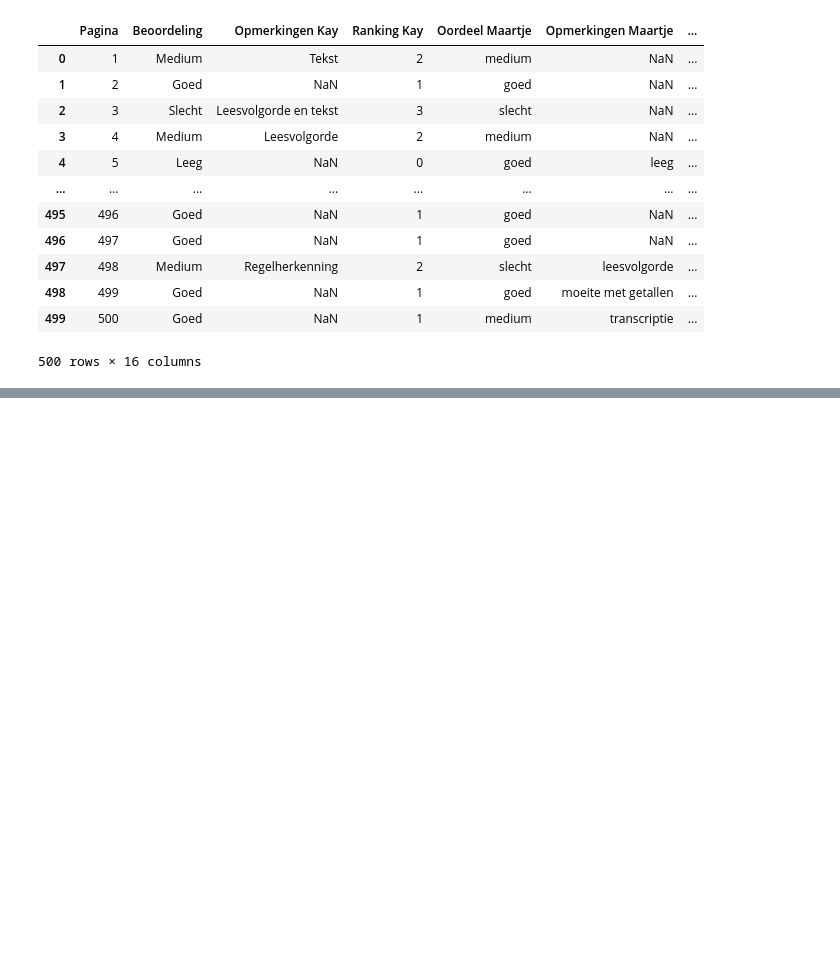
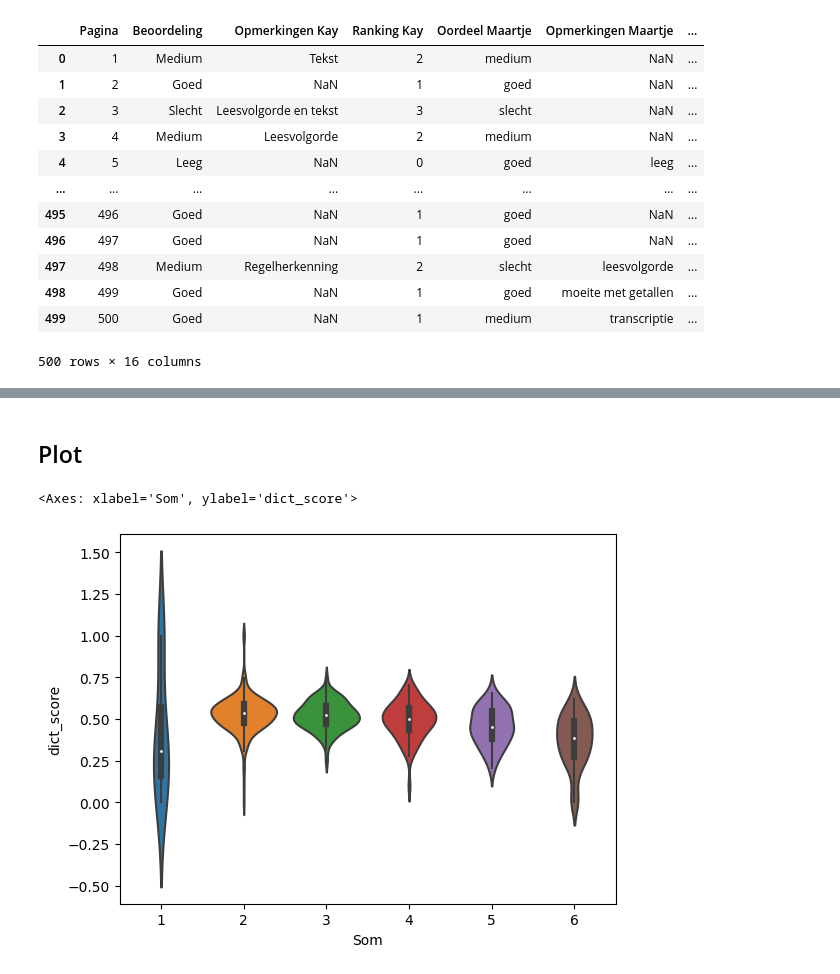
Before and after one commit to LAHTeR/nautilusocr, a Jupyter notebook: notebooks/quality.ipynb, the cells around one changed output, grey strips where cells are left out. Drawn from its saved outputs; the diff is of its cells as text; code cells hidden in the pictures; blank space fills up the shorter version.

```diff
--- a/notebooks/quality.ipynb
+++ b/notebooks/quality.ipynb
@@ -545,0 +591,3 @@ judgements
+# %%
+judgements["dict_score"] = judgements.tokens.apply(get_dict_score)
+judgements.iloc[judgements.dict_score.sort_values().index]
@@ -545,0 +610,6 @@ judgements
+# %%
+# TODO: hardcode `lang_trigrams` parameter in get_ngram_score(), remove lambda wrapper
+judgements["n_gram_score"] = judgements.tokens.apply(
+    lambda t: get_ngram_score(t, lang_trigrams)
+)
+judgements.iloc[judgements.n_gram_score.sort_values().index]
@@ -545,0 +632,3 @@ judgements
+# %%
+judgements["garbage_score"] = judgements.tokens.apply(get_garbage_score)
+judgements.iloc[judgements.garbage_score.sort_values().index]
@@ -545,0 +655,3 @@ judgements
+# %%
+non_empty = judgements.loc[(judgements.text.str.len() > 0) & (judgements.Som > 0)]
+non_empty
@@ -545,0 +672,7 @@ judgements
+# %% [markdown]
+## Plot
+# %%
+sns.violinplot(x=non_empty.Som, y=non_empty.dict_score)
+# %% [output]
+<Axes: xlabel='Som', ylabel='dict_score'>
+[figure, added]
```
Also changed, not shown: parts of 24 cells of this notebook.
